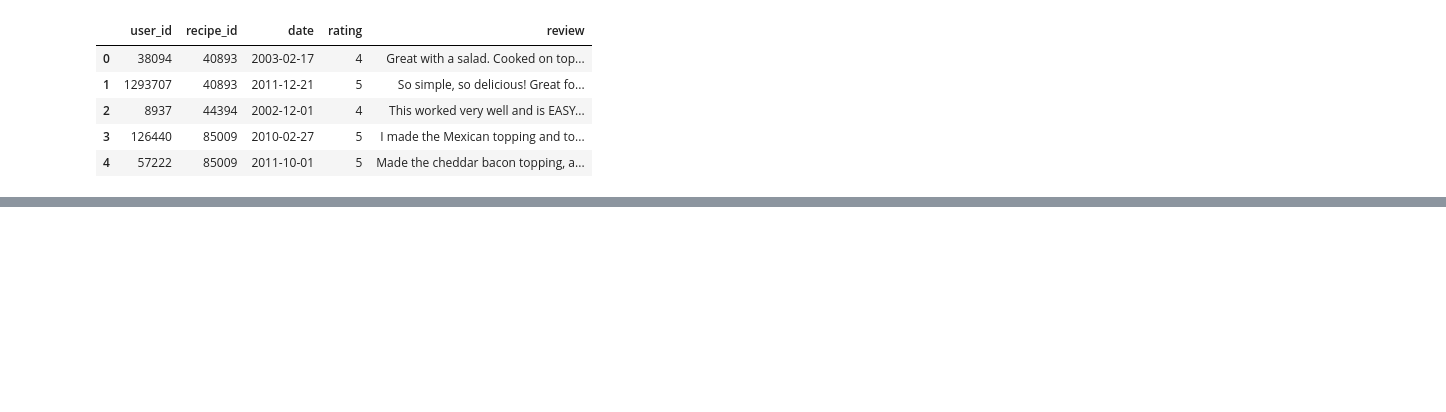
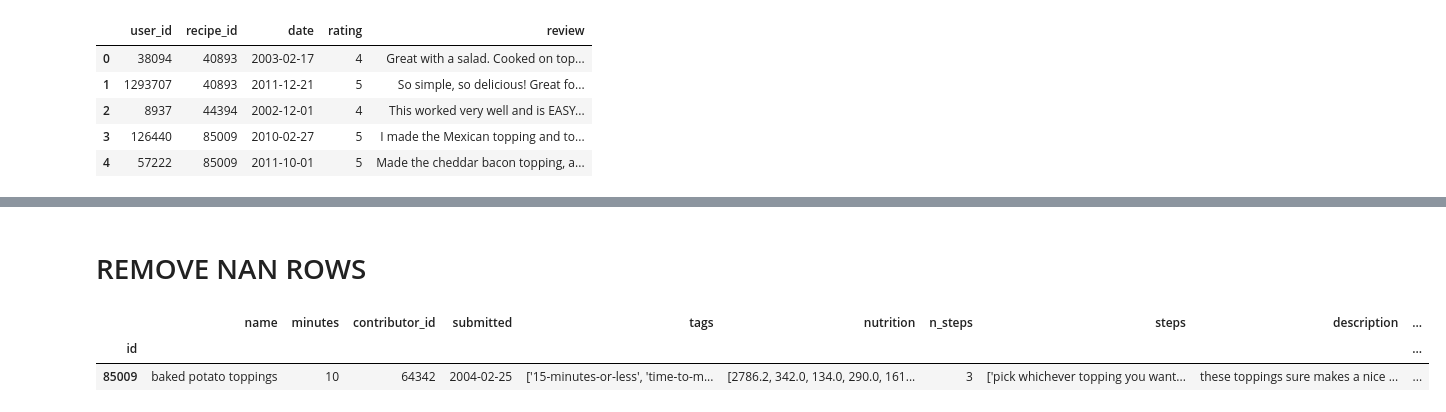
Before and after one commit to Jdiego06/technical-test-SM, a Jupyter notebook: Exploratory.ipynb, the cells around one changed output, grey strips where cells are left out. Saved outputs shown, nothing was run; the diff lists cells and outputs as text; code cells hidden in the pictures; blank space fills up the shorter version.

```diff
--- a/Exploratory.ipynb
+++ b/Exploratory.ipynb
@@ -60,0 +59,2 @@ recipes.head()
+# %% [markdown]
+# REMOVE NAN ROWS
@@ -60,0 +68,6 @@ recipes.head()
+# %%
+recipes.loc[recipes.index == 85009]
+# %% [output]
+|  | name | minutes | contributor_id | submitted | tags | nutrition | n_steps | steps | description | ... |
+| id |  |  |  |  |  |  |  |  |  | ... |
+| 85009 | baked potato toppings | 10 | 64342 | 2004-02-25 | ['15-minutes-or-less', 'time-to-m... | [2786.2, 342.0, 134.0, 290.0, 161... | 3 | ['pick whichever topping you want... | these toppings sure makes a nice ... | ... |
```
Also changed, not shown: parts of 28 cells of this notebook, 2 other files.
